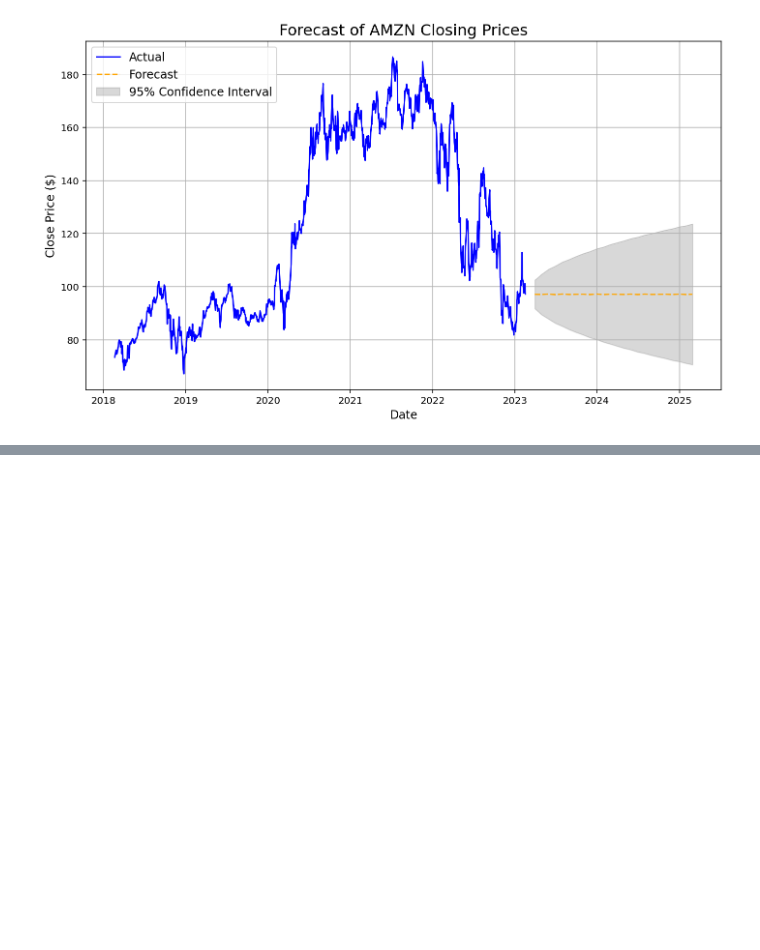
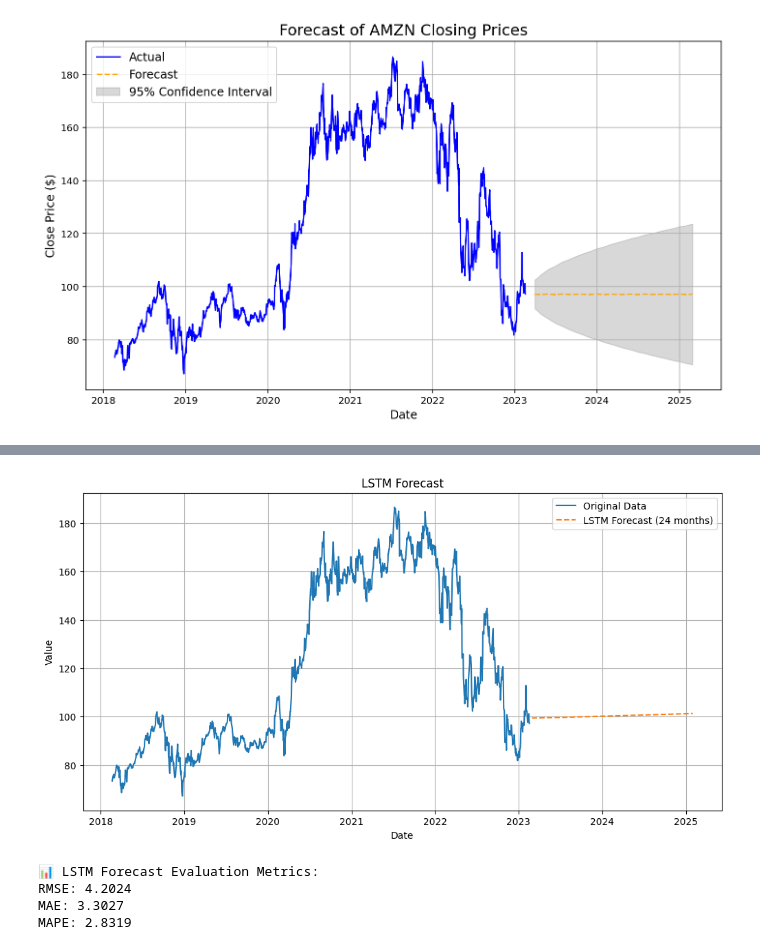
Before and after one commit to Samjacob007/Time-Series, a Jupyter notebook: Time_Series_Modelling_Case_Study.ipynb, the cells around one changed output, grey strips where cells are left out. Saved outputs shown, nothing was run; the diff lists cells and outputs as text; code cells hidden in the pictures; blank space fills up the shorter version.

```diff
--- a/Time_Series_Modelling_Case_Study.ipynb
+++ b/Time_Series_Modelling_Case_Study.ipynb
@@ -784,0 +938,3 @@ plt.show()
+# %%
+lstm_model_amzn, lstm_forecast_amzn, _, lstm_metrics_amzn = run_rnn_forecast(amzn_df, column='Close', model_type='LSTM')
+# %% [output]
@@ -784,0 +958,5 @@ plt.show()
+[figure, added]
+📊 LSTM Forecast Evaluation Metrics:
+RMSE: 4.2024
+MAE: 3.3027
+MAPE: 2.8319
```
Also changed, not shown: parts of 15 cells of this notebook.
